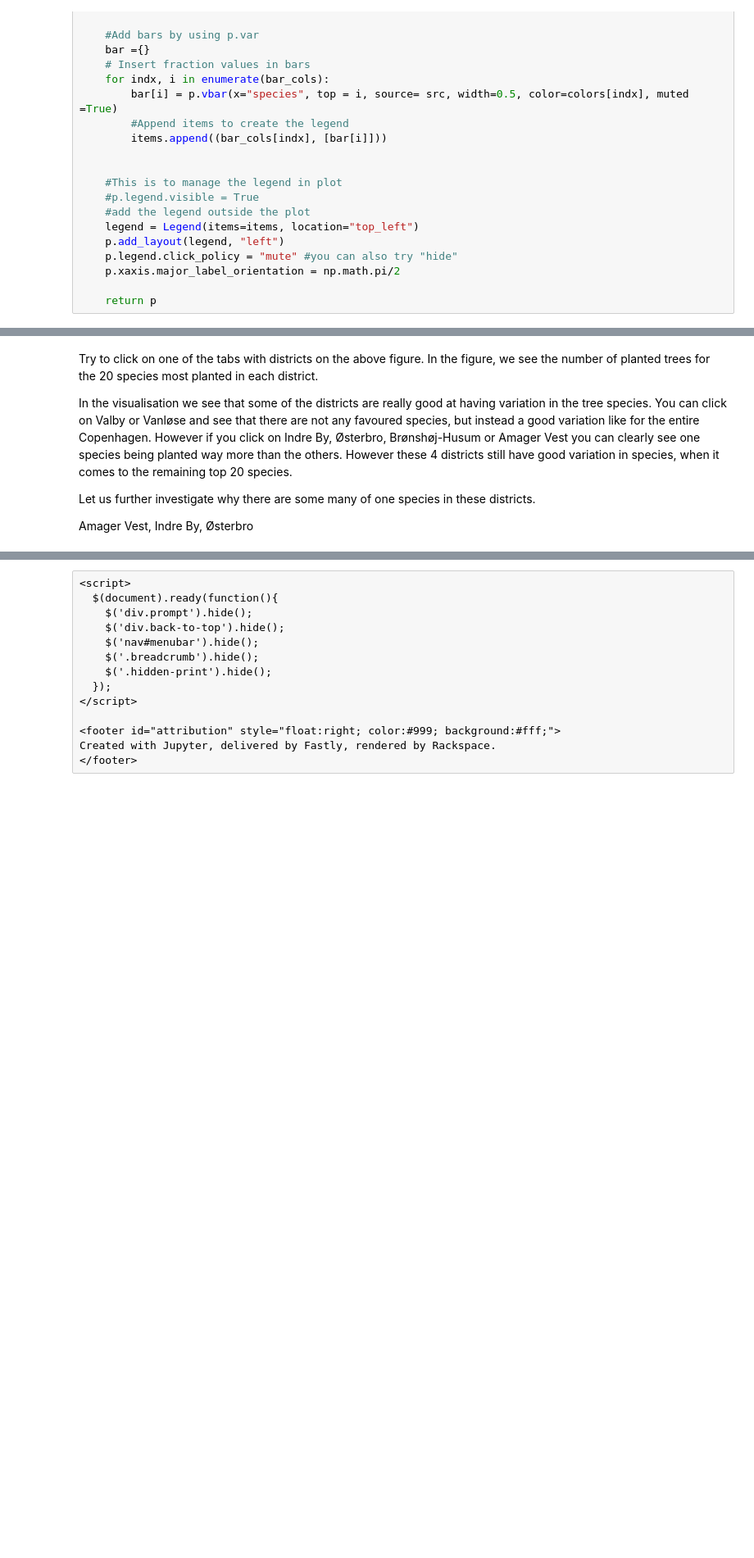
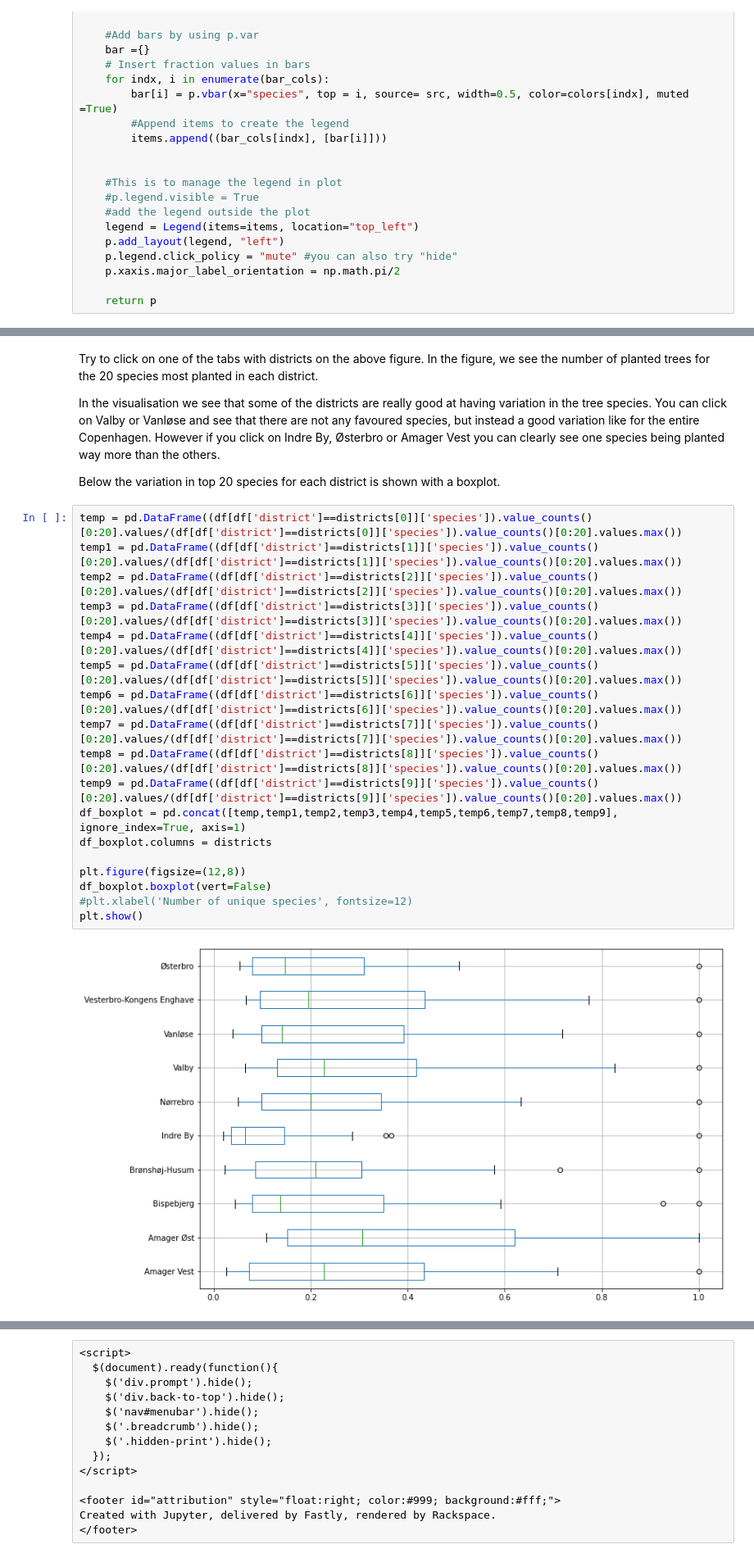
Before and after one commit to Ljoerring/Social-Data-Project, a Jupyter notebook: Story.ipynb, the cells around one changed output, grey strips where cells are left out. Shown at 82% size. Cells and saved outputs as stored; diff of their text form; blank space fills up the shorter version.

```diff
--- a/Story.ipynb
+++ b/Story.ipynb
@@ -762,9 +765,26 @@ show(tabs)
 # %% [markdown]
 Try to click on one of the tabs with districts on the above figure. In the figure, we see the number of planted trees for the 20 species most planted in each district.
 
-In the visualisation we see that some of the districts are really good at having variation in the tree species. You can click on Valby or Vanløse and see that there are not any favoured species, but instead a good variation like for the entire Copenhagen. However if you click on Indre By, Østerbro, Brønshøj-Husum or Amager Vest you can clearly see one species being planted way more than the others. However these 4 districts still have good variation in species, when it comes to the remaining top 20 species.
+In the visualisation we see that some of the districts are really good at having variation in the tree species. You can click on Valby or Vanløse and see that there are not any favoured species, but instead a good variation like for the entire Copenhagen. However if you click on Indre By, Østerbro or Amager Vest you can clearly see one species being planted way more than the others.
 
-Let us further investigate why there are some many of one species in these districts.
-
-
-Amager Vest, Indre By, Østerbro
+Below the variation in top 20 species for each district is shown with a boxplot.
+# %%
+temp = pd.DataFrame((df[df['district']==districts[0]]['species']).value_counts()[0:20].values/(df[df['district']==districts[0]]['species']).value_counts()[0:20].values.max())
+temp1 = pd.DataFrame((df[df['district']==districts[1]]['species']).value_counts()[0:20].values/(df[df['district']==districts[1]]['species']).value_counts()[0:20].values.max())
+temp2 = pd.DataFrame((df[df['district']==districts[2]]['species']).value_counts()[0:20].values/(df[df['district']==districts[2]]['species']).value_counts()[0:20].values.max())
+temp3 = pd.DataFrame((df[df['district']==districts[3]]['species']).value_counts()[0:20].values/(df[df['district']==districts[3]]['species']).value_counts()[0:20].values.max())
+temp4 = pd.DataFrame((df[df['district']==districts[4]]['species']).value_counts()[0:20].values/(df[df['district']==districts[4]]['species']).value_counts()[0:20].values.max())
+temp5 = pd.DataFrame((df[df['district']==districts[5]]['species']).value_counts()[0:20].values/(df[df['district']==districts[5]]['species']).value_counts()[0:20].values.max())
+temp6 = pd.DataFrame((df[df['district']==districts[6]]['species']).value_counts()[0:20].values/(df[df['district']==districts[6]]['species']).value_counts()[0:20].values.max())
+temp7 = pd.DataFrame((df[df['district']==districts[7]]['species']).value_counts()[0:20].values/(df[df['district']==districts[7]]['species']).value_counts()[0:20].values.max())
+temp8 = pd.DataFrame((df[df['district']==districts[8]]['species']).value_counts()[0:20].values/(df[df['district']==districts[8]]['species']).value_counts()[0:20].values.max())
+temp9 = pd.DataFrame((df[df['district']==districts[9]]['species']).value_counts()[0:20].values/(df[df['district']==districts[9]]['species']).value_counts()[0:20].values.max())
+df_boxplot = pd.concat([temp,temp1,temp2,temp3,temp4,temp5,temp6,temp7,temp8,temp9], ignore_index=True, axis=1)
+df_boxplot.columns = districts
+
+plt.figure(figsize=(12,8))
+df_boxplot.boxplot(vert=False)
+#plt.xlabel('Number of unique species', fontsize=12)
+plt.show()
+# %% [output]
+[figure, added]
```
Also changed, not shown: parts of 15 cells of this notebook.
